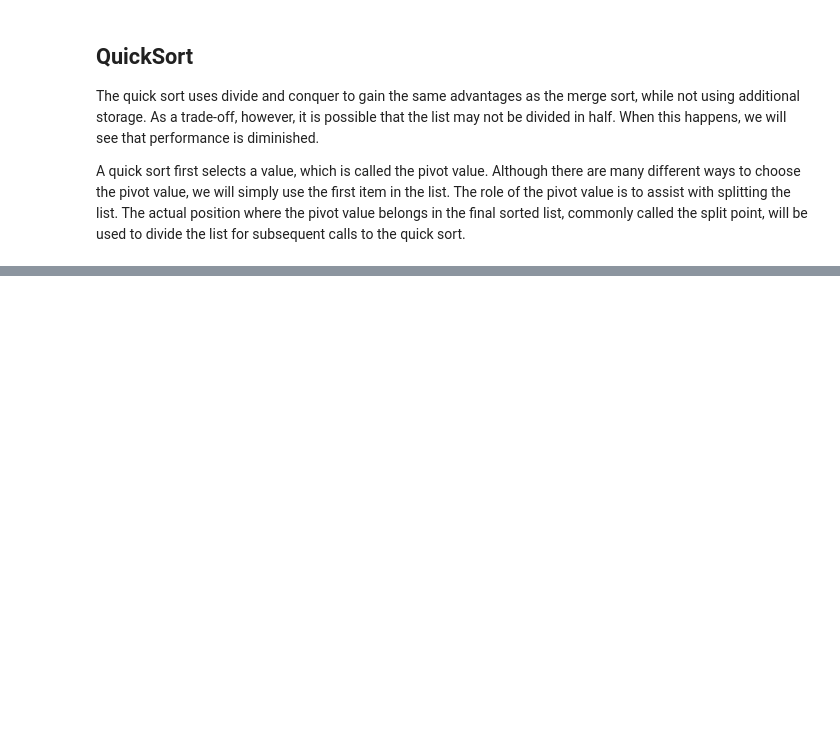
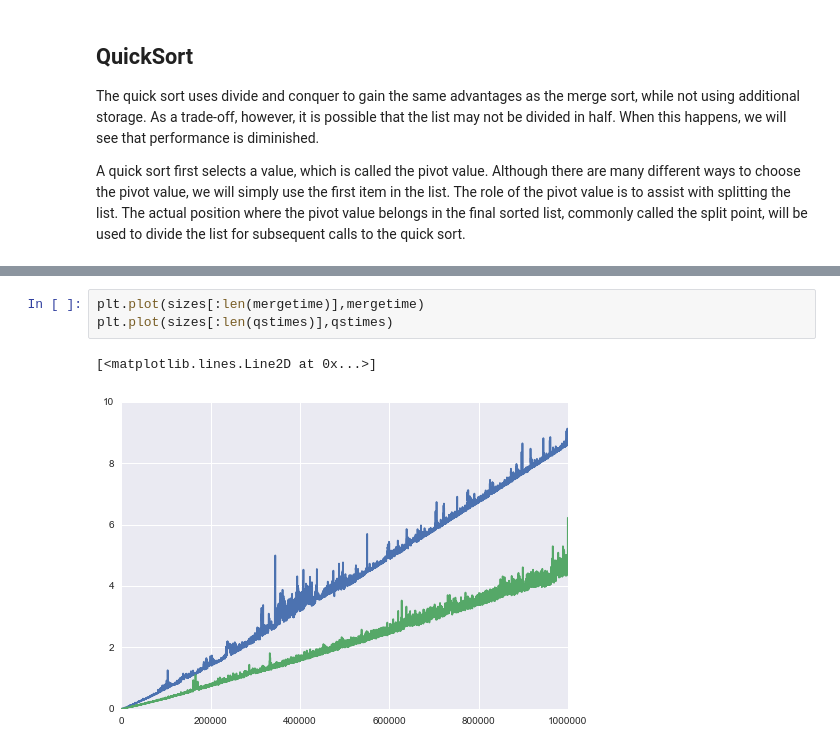
Before and after one commit to bnmnetp/CS160, a Jupyter notebook: 11_Sorting/SortCompare.ipynb, the cells around one changed output, grey strips where cells are left out. Cells and saved outputs as stored; diff of their text form; blank space fills up the shorter version.

```diff
--- a/11_Sorting/SortCompare.ipynb
+++ b/11_Sorting/SortCompare.ipynb
@@ -235,0 +298,6 @@ print(alist)
+# %%
+plt.plot(sizes[:len(mergetime)],mergetime)
+plt.plot(sizes[:len(qstimes)],qstimes)
+# %% [output]
+[<matplotlib.lines.Line2D at 0x...>]
+[figure, added]
```
Also changed, not shown: parts of 12 cells of this notebook, 2 other files.
